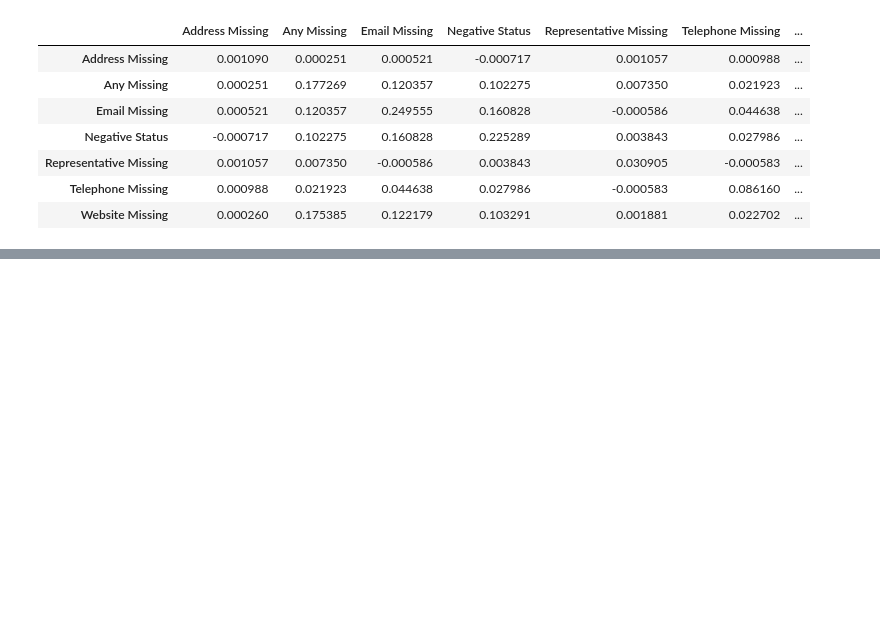
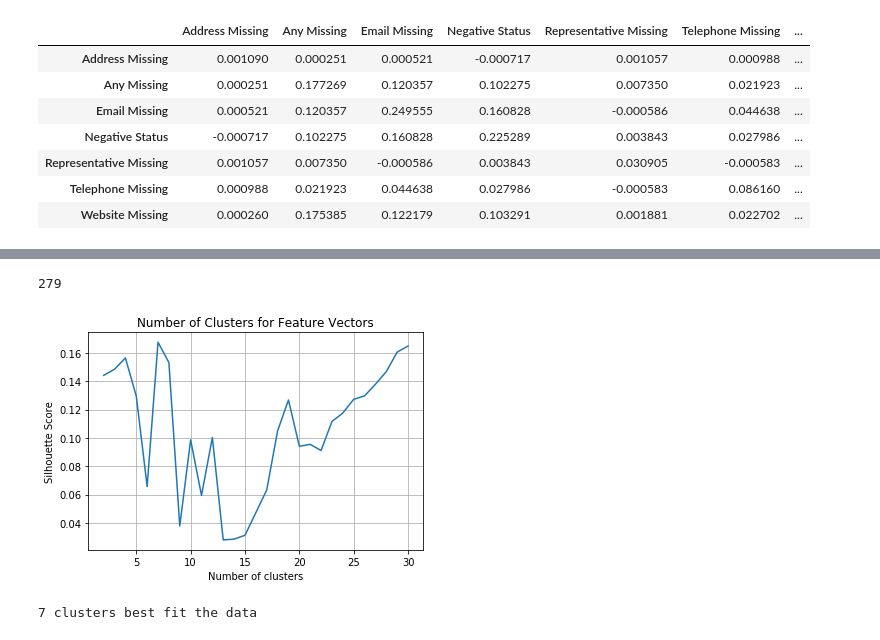
Before and after one commit to shahrezjan/CS506-Data-Mongers, a Jupyter notebook: Data_Exploration.ipynb, the cells around one changed output, grey strips where cells are left out. Saved outputs shown, nothing was run; the diff lists cells and outputs as text; code cells hidden in the pictures; blank space fills up the shorter version.

```diff
--- a/Data_Exploration.ipynb
+++ b/Data_Exploration.ipynb
@@ -389,0 +701,18 @@ dataframe.cov()
+# %%
+# find ownership groups with greatest volume of labor violations
+# let's try clustering
+# we will make feature vectors with the addresses/reps/phone numbers/emails/websites above that have more than
+# one violation
+
+cols = [i for i in address_sum if (address_sum[i] > 1 and i is not None)] + [i for i in reps_sum if (reps_sum[i] > 1 and i is not None)] + [i for i in phone_sum if (phone_sum[i] > 1 and i is not None)] + [i for i in email_sum if (email_sum[i] > 1 and i is not None)] + [i for i in website_sum if (website_sum[i] > 1 and i is not None)]
+
+feature_vectors = pd.DataFrame(columns = cols + ['Negative Status'])
+# %%
+for index, row in dataframe.iterrows():
+    fv_data = [(colitem in list(row.values)) for colitem in cols]
+    # if the labor broker has contacct information that is associated with more than one broker, add it to feature vectors
+    # we only care about "ownerships groups" that are associated with more than one labor broker
+    if True in fv_data:
+        fv_data += [row['Negative Status']]
+        new_row = pd.DataFrame([fv_data], columns = cols + ['Negative Status'])
+        feature_vectors = feature_vectors.append(new_row, ignore_index = True)
@@ -389,0 +740,28 @@ dataframe.cov()
+# %%
+len(feature_vectors)
+# %% [output]
+279
+# %%
+# now that we have feature vectors, let's see if we can cluster the data
+# first find the optimal number of clusters with the silhouette score
+
+# define function to get silhouette scores
+
+def sc_evaluate_clusters(X,max_clusters):
+    s = np.zeros(max_clusters+1)
+    for k in range(2,max_clusters+1):
+        kmeans = KMeans(init='k-means++', n_clusters=k)
+        kmeans.fit_predict(X)
+        s[k] = metrics.silhouette_score(X,kmeans.labels_,metric='euclidean')
+    plt.plot(range(2,len(s)),s[2:])
+    plt.xlabel('Number of clusters')
+    plt.ylabel('Silhouette Score')
+    plt.title('Number of Clusters for Feature Vectors')
+    plt.grid(axis = 'both')
+    plt.show()
+    print (list(s).index(max(list(s))), 'clusters best fit the data')
+# %%
+sc_evaluate_clusters(feature_vectors.as_matrix(), 30)
+# %% [output]
+[figure, added]
+7 clusters best fit the data
```
Also changed, not shown: parts of 34 cells of this notebook, 3 other files.
